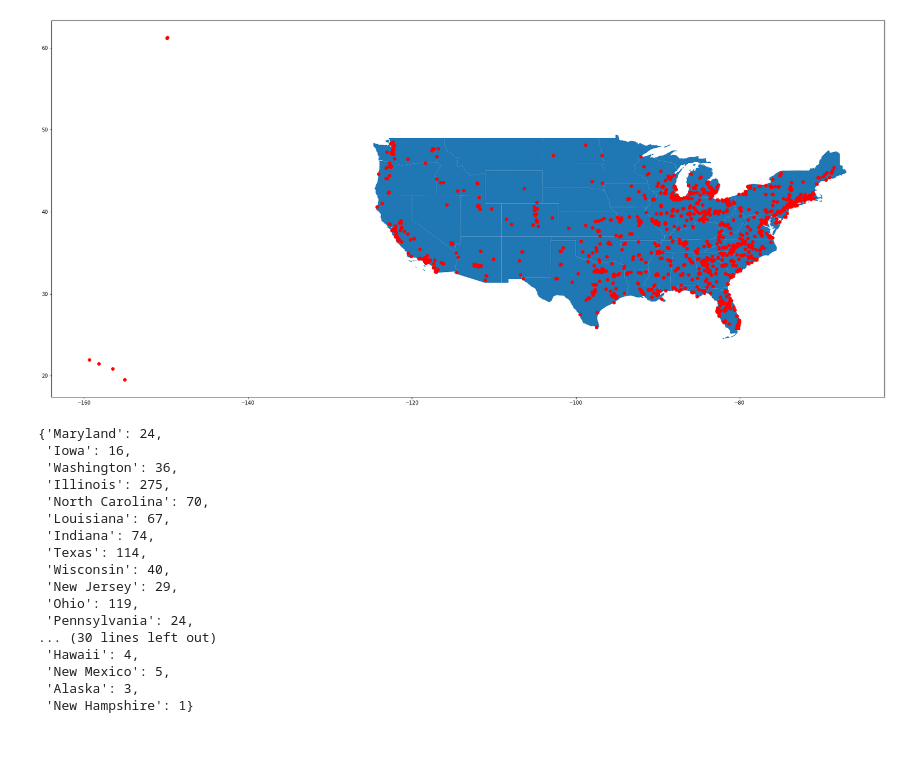
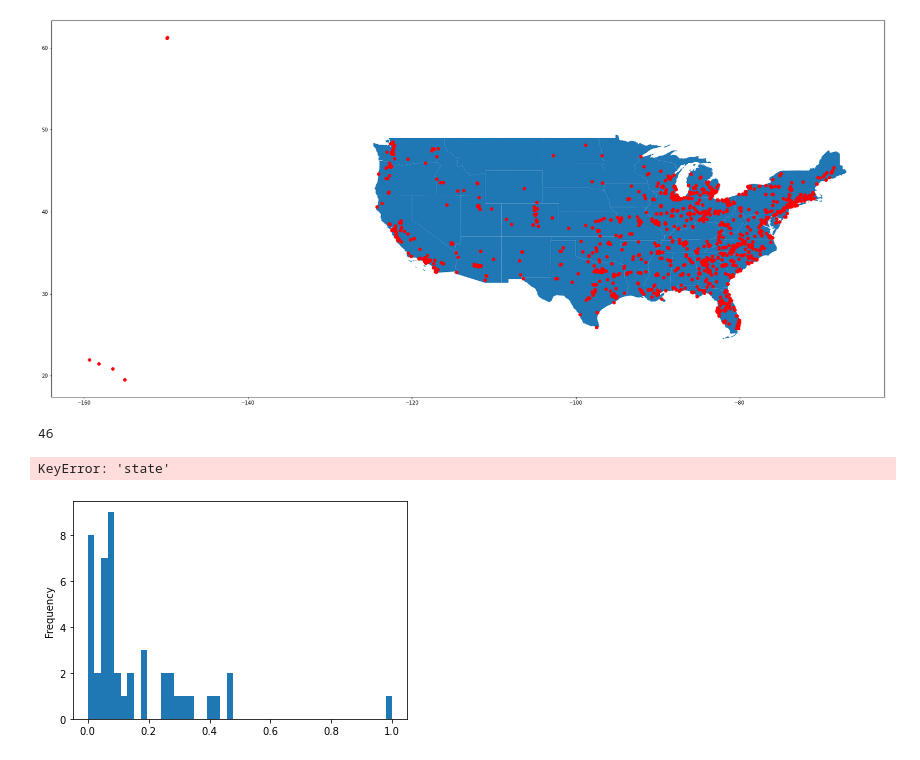
Before and after one commit to TheDarkPyotr/DataMining2023, a Jupyter notebook: source/Task1.ipynb, the cells around one changed output. Cells and saved outputs as stored; diff of their text form; code cells hidden in the pictures.

Commit message:
added fix to a bug plot

```diff
--- a/source/Task1.ipynb
+++ b/source/Task1.ipynb
@@ -334,34 +334,41 @@ for index, row in sample_incidents.iterrows():
     plt.plot(row['longitude'], row['latitude'], 'ro')
 # %% [output]
 [figure]
-# %%
-# Colormap per state with number of incidents
-
-# Count for each state how many points are in it and then apply a colormap green-red
-
-# dictionary for state-incidents
-state_incidents = {}
-
-for state in sample_incidents['state'].unique():
-
-    state_incidents[state] = len(sample_incidents[sample_incidents['state'] == state])
-
-state_incidents
-# %% [output]
-{'Maryland': 24,
- 'Iowa': 16,
- 'Washington': 36,
- 'Illinois': 275,
- 'North Carolina': 70,
- 'Louisiana': 67,
- 'Indiana': 74,
- 'Texas': 114,
- 'Wisconsin': 40,
- 'New Jersey': 29,
- 'Ohio': 119,
- 'Pennsylvania': 24,
-... (30 lines left out)
- 'Hawaii': 4,
- 'New Mexico': 5,
- 'Alaska': 3,
- 'New Hampshire': 1}
+# %%
+
+state_incidents = {}
+
+usa_incidents_map = gpd.read_file('../map_data/usa-states-census-2014.shp')
+# show map
+for state in sample_incidents['state'].unique():
+    state_incidents[state] = len(sample_incidents[sample_incidents['state'] == state])
+
+max_incidents = max(state_incidents.values())
+min_incidents = min(state_incidents.values())
+
+for state in state_incidents:
+    state_incidents[state] = (state_incidents[state] - min_incidents) / (max_incidents - min_incidents)
+
+# Converrt in dataframe and divide key and value in two columns state and score
+state_incidents_df = pd.DataFrame.from_dict(state_incidents, orient='index')
+state_incidents_df.reset_index(inplace=True)
+state_incidents_df.columns = ['state', 'score']
+
+state_incidents_df.head()
+
+# histogram of the scores
+# why 46? explore this
+print(len(state_incidents_df['state'].unique()))
+state_incidents_df['score'].plot(kind='hist', bins=len(state_incidents_df['state'].unique()))
+
+# heatmap of the scores
+merged = usa_incidents_map.merge(state_incidents_df, on='state')
+
+# check that usa_incidents_map and state_incidents_df have the same number of rows and can be merged
+print(usa_incidents_map.shape)
+
+merged.plot(column='score', cmap='OrRd', legend=True)
+# %% [output]
+46
+KeyError: 'state'
+[figure, added]
```
